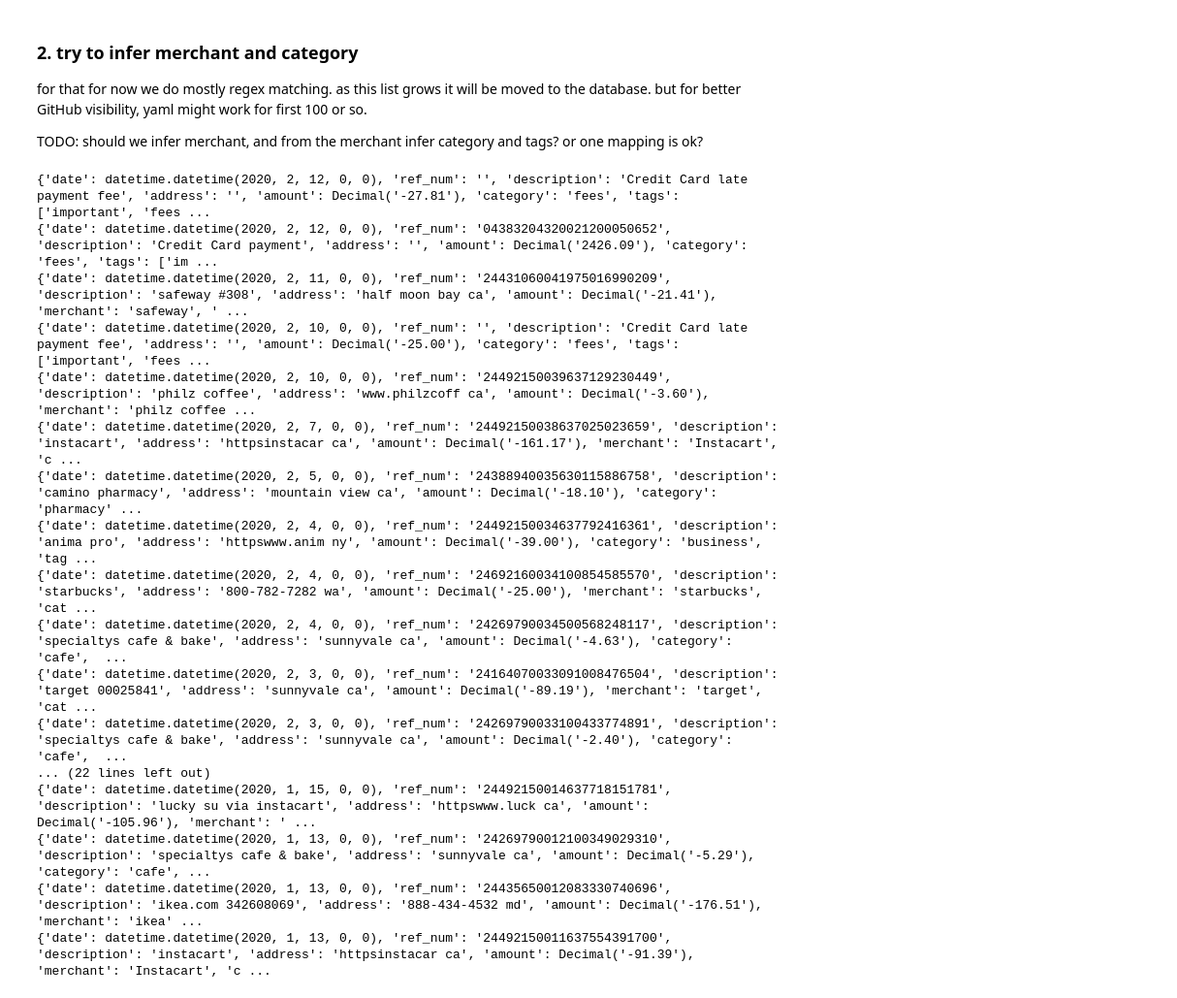
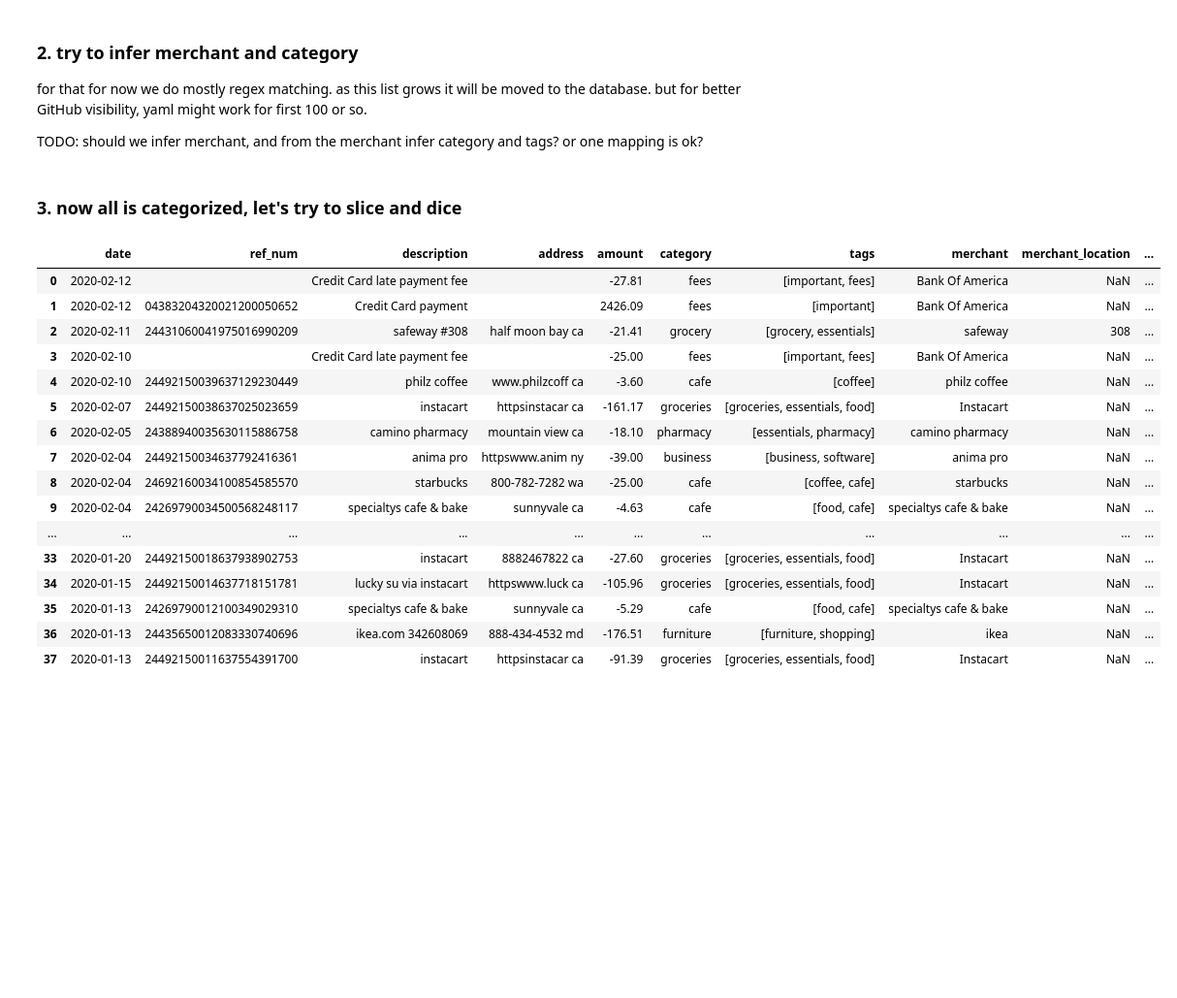
Before and after one commit to romaninozemtsev/personal_finance, a Jupyter notebook: parse_bank_statement.ipynb, the cells around one changed output. Shown at 97% size. Drawn from its saved outputs; the diff is of its cells as text; code cells hidden in the pictures; blank space fills up the shorter version.

Commit message:
add pandas, and whitelist PAMF(hospital)

```diff
--- a/parse_bank_statement.ipynb
+++ b/parse_bank_statement.ipynb
@@ -200,30 +200,49 @@ def parse_description(description):
         if assign_values:
             return assign_values
 
-for tx in clean_txs:
-    #print(tx)
+def enhance_transaction(tx):
     values_to_add = parse_description(tx["description"])
     tx_copy = tx.copy()
     if values_to_add:
         if "merchant" not in values_to_add:
-            values_to_add["merchant"] = tx_copy["description"]
+            # TBD if this is what we want
+            values_to_add["merchant"] = tx["description"]
         tx_copy.update(values_to_add)
-    print(tx_copy)
+
+
+    return tx_copy
+
+def enhance_transactions(txs):
+    result = []
+    for tx in clean_txs:
+        #print(tx)
+        tx_copy = enhance_transaction(tx)
+        result.append(tx_copy)
+    return result
+
+
+enhanced_txs = enhance_transactions(clean_txs)
-# %% [output]
-{'date': datetime.datetime(2020, 2, 12, 0, 0), 'ref_num': '', 'description': 'Credit Card late payment fee', 'address': '', 'amount': Decimal('-27.81'), 'category': 'fees', 'tags': ['important', 'fees ...
-{'date': datetime.datetime(2020, 2, 12, 0, 0), 'ref_num': '04383204320021200050652', 'description': 'Credit Card payment', 'address': '', 'amount': Decimal('2426.09'), 'category': 'fees', 'tags': ['im ...
-{'date': datetime.datetime(2020, 2, 11, 0, 0), 'ref_num': '24431060041975016990209', 'description': 'safeway #308', 'address': 'half moon bay ca', 'amount': Decimal('-21.41'), 'merchant': 'safeway', ' ...
-{'date': datetime.datetime(2020, 2, 10, 0, 0), 'ref_num': '', 'description': 'Credit Card late payment fee', 'address': '', 'amount': Decimal('-25.00'), 'category': 'fees', 'tags': ['important', 'fees ...
-{'date': datetime.datetime(2020, 2, 10, 0, 0), 'ref_num': '24492150039637129230449', 'description': 'philz coffee', 'address': 'www.philzcoff ca', 'amount': Decimal('-3.60'), 'merchant': 'philz coffee ...
-{'date': datetime.datetime(2020, 2, 7, 0, 0), 'ref_num': '24492150038637025023659', 'description': 'instacart', 'address': 'httpsinstacar ca', 'amount': Decimal('-161.17'), 'merchant': 'Instacart', 'c ...
-{'date': datetime.datetime(2020, 2, 5, 0, 0), 'ref_num': '24388940035630115886758', 'description': 'camino pharmacy', 'address': 'mountain view ca', 'amount': Decimal('-18.10'), 'category': 'pharmacy' ...
-{'date': datetime.datetime(2020, 2, 4, 0, 0), 'ref_num': '24492150034637792416361', 'description': 'anima pro', 'address': 'httpswww.anim ny', 'amount': Decimal('-39.00'), 'category': 'business', 'tag ...
-{'date': datetime.datetime(2020, 2, 4, 0, 0), 'ref_num': '24692160034100854585570', 'description': 'starbucks', 'address': '800-782-7282 wa', 'amount': Decimal('-25.00'), 'merchant': 'starbucks', 'cat ...
-{'date': datetime.datetime(2020, 2, 4, 0, 0), 'ref_num': '24269790034500568248117', 'description': 'specialtys cafe & bake', 'address': 'sunnyvale ca', 'amount': Decimal('-4.63'), 'category': 'cafe',  ...
-{'date': datetime.datetime(2020, 2, 3, 0, 0), 'ref_num': '24164070033091008476504', 'description': 'target 00025841', 'address': 'sunnyvale ca', 'amount': Decimal('-89.19'), 'merchant': 'target', 'cat ...
-{'date': datetime.datetime(2020, 2, 3, 0, 0), 'ref_num': '24269790033100433774891', 'description': 'specialtys cafe & bake', 'address': 'sunnyvale ca', 'amount': Decimal('-2.40'), 'category': 'cafe',  ...
-... (22 lines left out)
-{'date': datetime.datetime(2020, 1, 15, 0, 0), 'ref_num': '24492150014637718151781', 'description': 'lucky su via instacart', 'address': 'httpswww.luck ca', 'amount': Decimal('-105.96'), 'merchant': ' ...
-{'date': datetime.datetime(2020, 1, 13, 0, 0), 'ref_num': '24269790012100349029310', 'description': 'specialtys cafe & bake', 'address': 'sunnyvale ca', 'amount': Decimal('-5.29'), 'category': 'cafe', ...
-{'date': datetime.datetime(2020, 1, 13, 0, 0), 'ref_num': '24435650012083330740696', 'description': 'ikea.com 342608069', 'address': '888-434-4532 md', 'amount': Decimal('-176.51'), 'merchant': 'ikea' ...
-{'date': datetime.datetime(2020, 1, 13, 0, 0), 'ref_num': '24492150011637554391700', 'description': 'instacart', 'address': 'httpsinstacar ca', 'amount': Decimal('-91.39'), 'merchant': 'Instacart', 'c ...
+# %% [markdown]
+### 3. now all is categorized, let's try to slice and dice
+# %%
+import pandas as pd
+
+pd.DataFrame(enhanced_txs)
+# %% [output]
+|  | date | ref_num | description | address | amount | category | tags | merchant | merchant_location | ... |
+| 0 | 2020-02-12 |  | Credit Card late payment fee |  | -27.81 | fees | [important, fees] | Bank Of America | NaN | ... |
+| 1 | 2020-02-12 | 04383204320021200050652 | Credit Card payment |  | 2426.09 | fees | [important] | Bank Of America | NaN | ... |
+| 2 | 2020-02-11 | 24431060041975016990209 | safeway #308 | half moon bay ca | -21.41 | grocery | [grocery, essentials] | safeway | 308 | ... |
+| 3 | 2020-02-10 |  | Credit Card late payment fee |  | -25.00 | fees | [important, fees] | Bank Of America | NaN | ... |
+| 4 | 2020-02-10 | 24492150039637129230449 | philz coffee | www.philzcoff ca | -3.60 | cafe | [coffee] | philz coffee | NaN | ... |
+| 5 | 2020-02-07 | 24492150038637025023659 | instacart | httpsinstacar ca | -161.17 | groceries | [groceries, essentials, food] | Instacart | NaN | ... |
+| 6 | 2020-02-05 | 24388940035630115886758 | camino pharmacy | mountain view ca | -18.10 | pharmacy | [essentials, pharmacy] | camino pharmacy | NaN | ... |
+| 7 | 2020-02-04 | 24492150034637792416361 | anima pro | httpswww.anim ny | -39.00 | business | [business, software] | anima pro | NaN | ... |
+| 8 | 2020-02-04 | 24692160034100854585570 | starbucks | 800-782-7282 wa | -25.00 | cafe | [coffee, cafe] | starbucks | NaN | ... |
+| 9 | 2020-02-04 | 24269790034500568248117 | specialtys cafe & bake | sunnyvale ca | -4.63 | cafe | [food, cafe] | specialtys cafe & bake | NaN | ... |
+| ... | ... | ... | ... | ... | ... | ... | ... | ... | ... | ... |
+| 33 | 2020-01-20 | 24492150018637938902753 | instacart | 8882467822 ca | -27.60 | groceries | [groceries, essentials, food] | Instacart | NaN | ... |
+| 34 | 2020-01-15 | 24492150014637718151781 | lucky su via instacart | httpswww.luck ca | -105.96 | groceries | [groceries, essentials, food] | Instacart | NaN | ... |
+| 35 | 2020-01-13 | 24269790012100349029310 | specialtys cafe & bake | sunnyvale ca | -5.29 | cafe | [food, cafe] | specialtys cafe & bake | NaN | ... |
+| 36 | 2020-01-13 | 24435650012083330740696 | ikea.com 342608069 | 888-434-4532 md | -176.51 | furniture | [furniture, shopping] | ikea | NaN | ... |
+| 37 | 2020-01-13 | 24492150011637554391700 | instacart | httpsinstacar ca | -91.39 | groceries | [groceries, essentials, food] | Instacart | NaN | ... |
```
Also changed, not shown: 2 other files.
